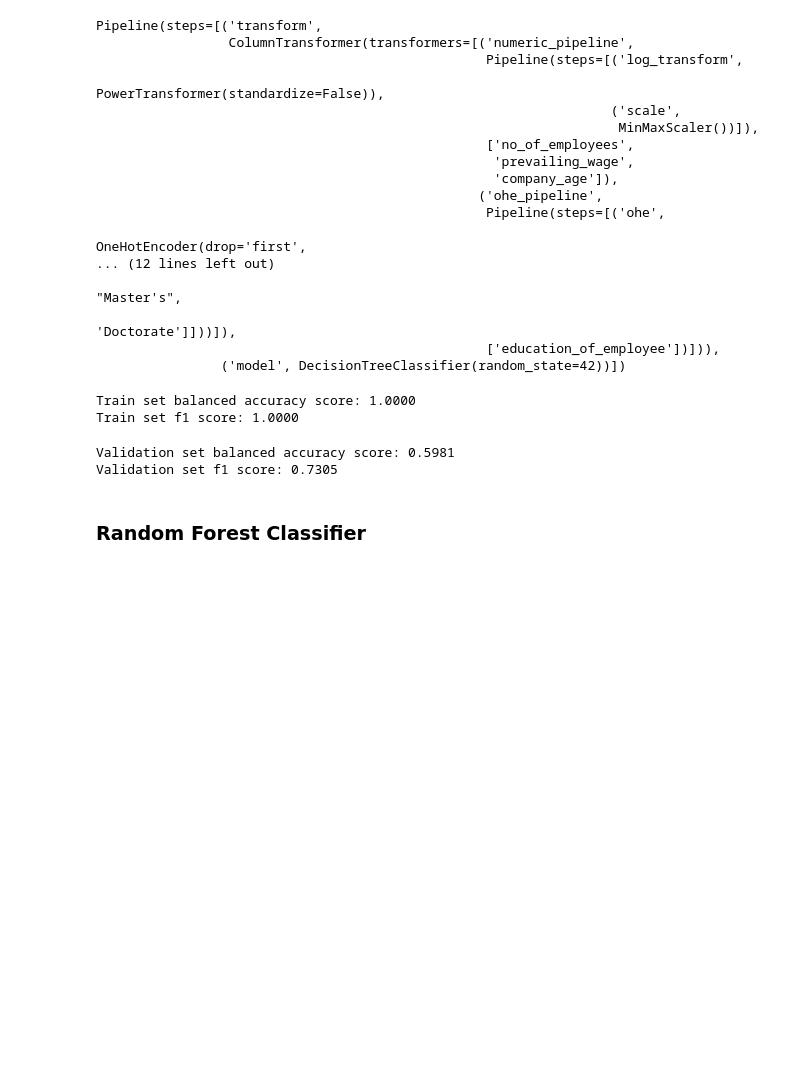
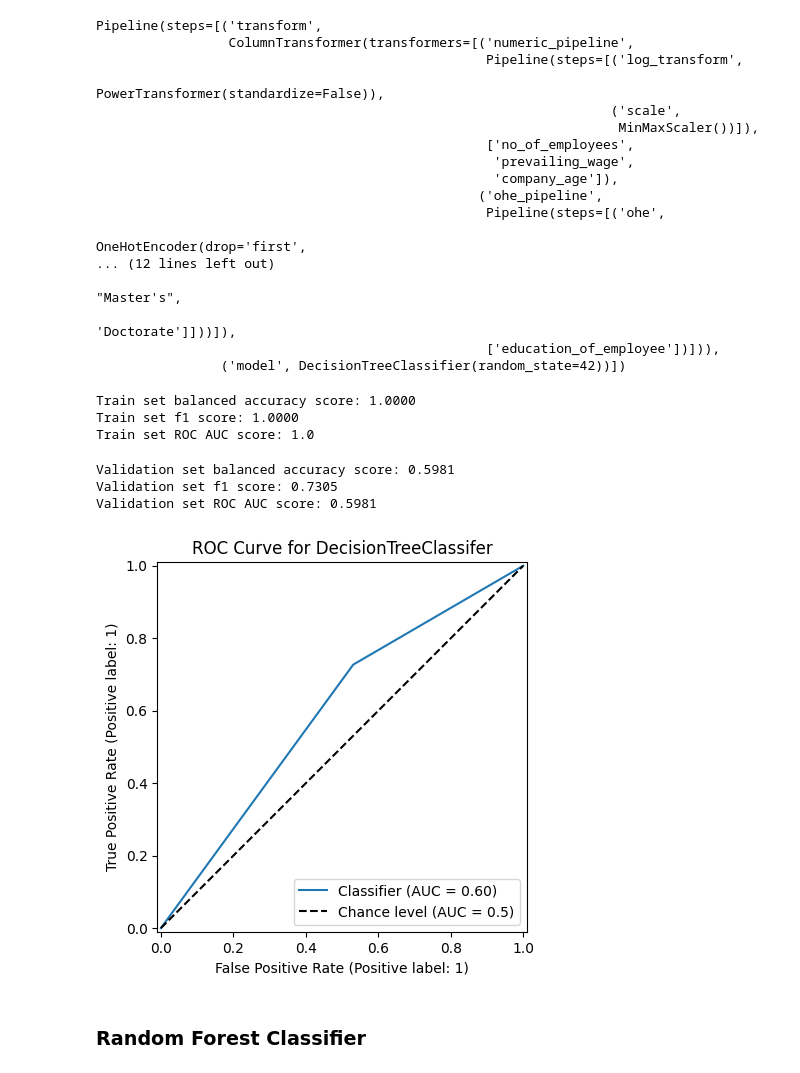
Before and after one commit to webmaster99-stack/us-visa-approval-prediction, a Jupyter notebook: notebooks/feature_engineering_and_modeling.ipynb, the cells around one changed output. Cells and saved outputs as stored; diff of their text form; code cells hidden in the pictures; blank space fills up the shorter version.

```diff
--- a/notebooks/feature_engineering_and_modeling.ipynb
+++ b/notebooks/feature_engineering_and_modeling.ipynb
@@ -294,21 +326,37 @@ Pipeline(steps=[('transform',
 # %%
 train_accuracy = balanced_accuracy_score(target_train, tree_pipeline.predict(attributes_train))
 train_f1_score = f1_score(target_train, tree_pipeline.predict(attributes_train))
+train_roc_auc = roc_auc_score(target_train, tree_pipeline.predict_proba(attributes_train)[:, 1])
 
 print(f"Train set balanced accuracy score: {train_accuracy:.4f}")
 print(f"Train set f1 score: {train_f1_score:.4f}")
+print(f"Train set ROC AUC score: {train_roc_auc}")
 # %% [output]
 Train set balanced accuracy score: 1.0000
 Train set f1 score: 1.0000
+Train set ROC AUC score: 1.0
 # %%
 val_accuracy = balanced_accuracy_score(target_val, tree_pipeline.predict(attributes_val))
 val_f1_score = f1_score(target_val, tree_pipeline.predict(attributes_val))
+val_roc_auc_score = roc_auc_score(target_val, tree_pipeline.predict_proba(attributes_val)[:, 1])
 
 print(f"Validation set balanced accuracy score: {val_accuracy:.4f}")
 print(f"Validation set f1 score: {val_f1_score:.4f}")
+print(f"Validation set ROC AUC score: {val_roc_auc_score:.4f}")
 # %% [output]
 Validation set balanced accuracy score: 0.5981
 Validation set f1 score: 0.7305
+Validation set ROC AUC score: 0.5981
+# %%
+RocCurveDisplay.from_predictions(
+    target_val,
+    tree_pipeline.predict_proba(attributes_val)[:, 1],
+    plot_chance_level=True
+)
+plt.title("ROC Curve for DecisionTreeClassifer")
+plt.show()
+# %% [output]
+[figure, added]
 # %% [markdown]
 ### Random Forest Classifier
 # %% [markdown]
```
Also changed, not shown: parts of 20 cells of this notebook.
